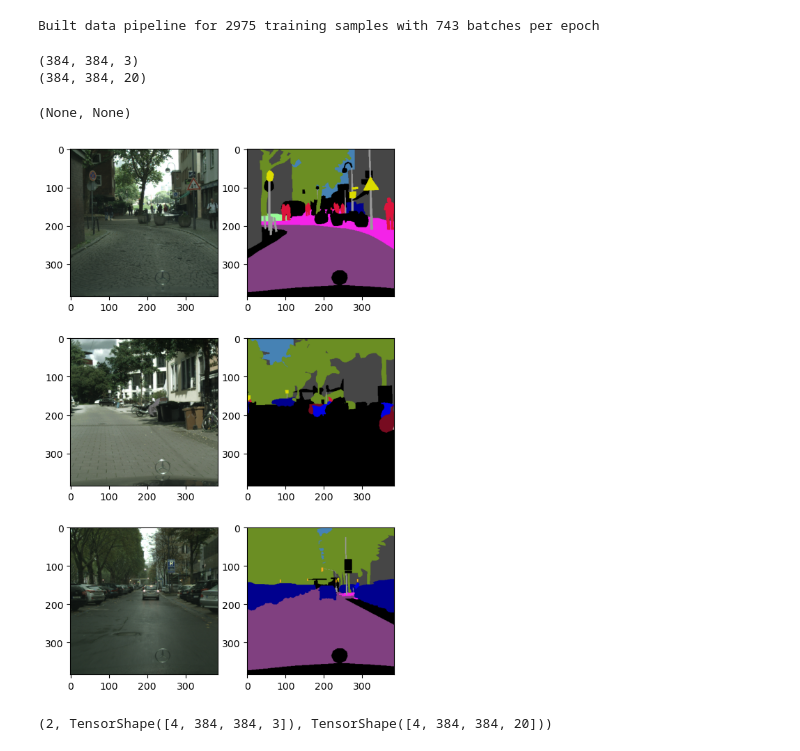
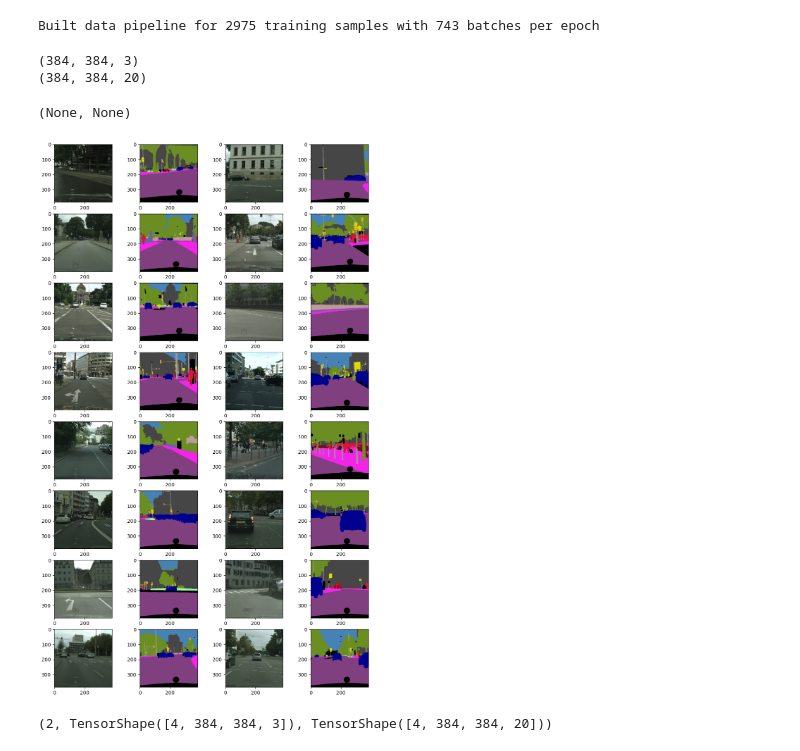
Before and after one commit to sonalrpatel/semantic-segmentation, a Jupyter notebook: utest/utest.ipynb, the cells around one changed output. Saved outputs shown, nothing was run; the diff lists cells and outputs as text; code cells hidden in the pictures.

```diff
--- a/utest/utest.ipynb
+++ b/utest/utest.ipynb
@@ -26,7 +26,7 @@ max_samples_validation = 2000
 label_file = r"config\labels.py"
 num_classes = 20
 image_shape = [384, 384]
-augment = False
+augment = True
 shuffle = True
 batch_size = 4
 epochs = 10
@@ -74,21 +74,25 @@ print("Built data pipeline for {} training samples with {} batches per epoch".fo
 # %% [output]
 Built data pipeline for 2975 training samples with 743 batches per epoch
 # %%
-l=3
-plt.figure(figsize=(6,10))
+l=8
+plt.figure(figsize=(12,20))
 for e, i in enumerate(dataTrain):
-    plt.subplot(l, 2, e*2+1)
+    plt.subplot(l, 4, e*4+1)
     plt.imshow(i[0][0])
-    plt.subplot(l, 2, e*2+2)
+    plt.subplot(l, 4, e*4+2)
     plt.imshow(decode_one_hot_op(i[1][0], class_colors))
+    plt.subplot(l, 4, e*4+3)
+    plt.imshow(i[0][1])
+    plt.subplot(l, 4, e*4+4)
+    plt.imshow(decode_one_hot_op(i[1][1], class_colors))
     if e >= l-1:
         break
 print(i[0][0].shape), print(i[1][0].shape)
 # %% [output]
 (384, 384, 3)
 (384, 384, 20)
 (None, None)
-[figure, old version]
+[figure, new version]
 # %%
 len(i), i[0].shape, i[1].shape
 # %% [output]
```
Also changed, not shown: 2 other files.
